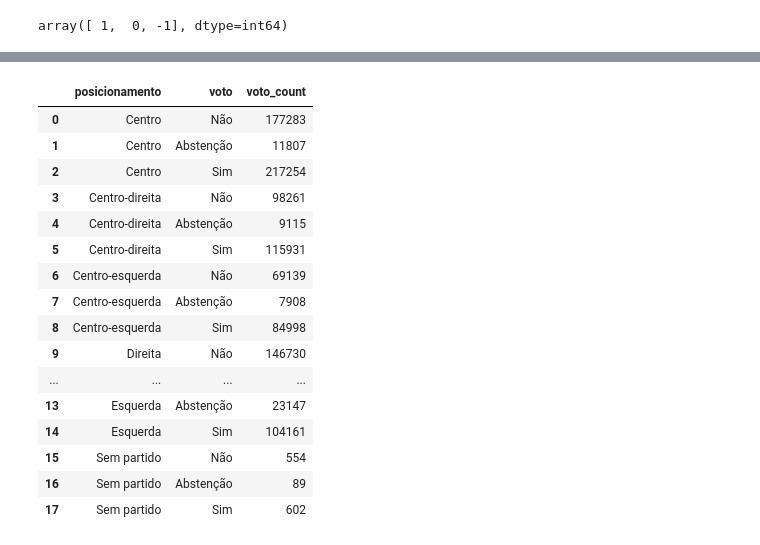
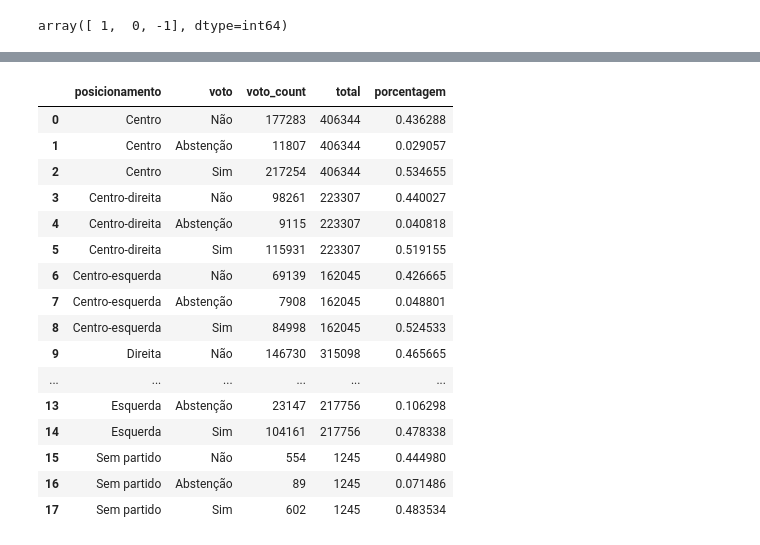
Before and after one commit to guilhermebezerrads/visualizacao-de-dados, a Jupyter notebook: Testes-Gabriel.ipynb, the cells around one changed output, grey strips where cells are left out. Drawn from its saved outputs; the diff is of its cells as text; code cells hidden in the pictures.

```diff
--- a/Testes-Gabriel.ipynb
+++ b/Testes-Gabriel.ipynb
@@ -91,24 +51,31 @@ pos_votos["voto"].replace({-1: "Não", 0: "Abstenção", 1: "Sim"}, inplace=True
-# %%
-# pos_votos.query('posicionamento == "Centro" and voto == 1')
-pos_votos
-# %% [output]
-|  | posicionamento | voto | voto_count |
-| 0 | Centro | Não | 177283 |
-| 1 | Centro | Abstenção | 11807 |
-| 2 | Centro | Sim | 217254 |
-| 3 | Centro-direita | Não | 98261 |
-| 4 | Centro-direita | Abstenção | 9115 |
-| 5 | Centro-direita | Sim | 115931 |
-| 6 | Centro-esquerda | Não | 69139 |
-| 7 | Centro-esquerda | Abstenção | 7908 |
-| 8 | Centro-esquerda | Sim | 84998 |
-| 9 | Direita | Não | 146730 |
-| ... | ... | ... | ... |
-| 13 | Esquerda | Abstenção | 23147 |
-| 14 | Esquerda | Sim | 104161 |
-| 15 | Sem partido | Não | 554 |
-| 16 | Sem partido | Abstenção | 89 |
-| 17 | Sem partido | Sim | 602 |
+# %%
+pos_votos = n_df.groupby(["posicionamento", "voto"], as_index=False).count().drop(["idVotacao", "ano", "dataHoraVoto", "deputado_id", "deputado_nome", "deputado_siglaPartido", "deputado_siglaUf"], axis=1)
+pos_votos["voto"].replace({-1: "Não", 0: "Abstenção", 1: "Sim"}, inplace=True)
+
+pos_votos_total = pos_votos.groupby("posicionamento").sum()
+votos_totais = [v for v in pos_votos_total.voto_count.tolist() for i in range(3)]
+pos_votos.insert(3, "total", votos_totais)
+
+pos_votos["porcentagem"] = pos_votos["voto_count"] / pos_votos["total"]
+pos_votos
+# %% [output]
+|  | posicionamento | voto | voto_count | total | porcentagem |
+| 0 | Centro | Não | 177283 | 406344 | 0.436288 |
+| 1 | Centro | Abstenção | 11807 | 406344 | 0.029057 |
+| 2 | Centro | Sim | 217254 | 406344 | 0.534655 |
+| 3 | Centro-direita | Não | 98261 | 223307 | 0.440027 |
+| 4 | Centro-direita | Abstenção | 9115 | 223307 | 0.040818 |
+| 5 | Centro-direita | Sim | 115931 | 223307 | 0.519155 |
+| 6 | Centro-esquerda | Não | 69139 | 162045 | 0.426665 |
+| 7 | Centro-esquerda | Abstenção | 7908 | 162045 | 0.048801 |
+| 8 | Centro-esquerda | Sim | 84998 | 162045 | 0.524533 |
+| 9 | Direita | Não | 146730 | 315098 | 0.465665 |
+| ... | ... | ... | ... | ... | ... |
+| 13 | Esquerda | Abstenção | 23147 | 217756 | 0.106298 |
+| 14 | Esquerda | Sim | 104161 | 217756 | 0.478338 |
+| 15 | Sem partido | Não | 554 | 1245 | 0.444980 |
+| 16 | Sem partido | Abstenção | 89 | 1245 | 0.071486 |
+| 17 | Sem partido | Sim | 602 | 1245 | 0.483534 |
 # %%
 import plotly.express as px
 fig = px.bar(
```
Also changed, not shown: parts of 15 cells of this notebook, 1 other file.
